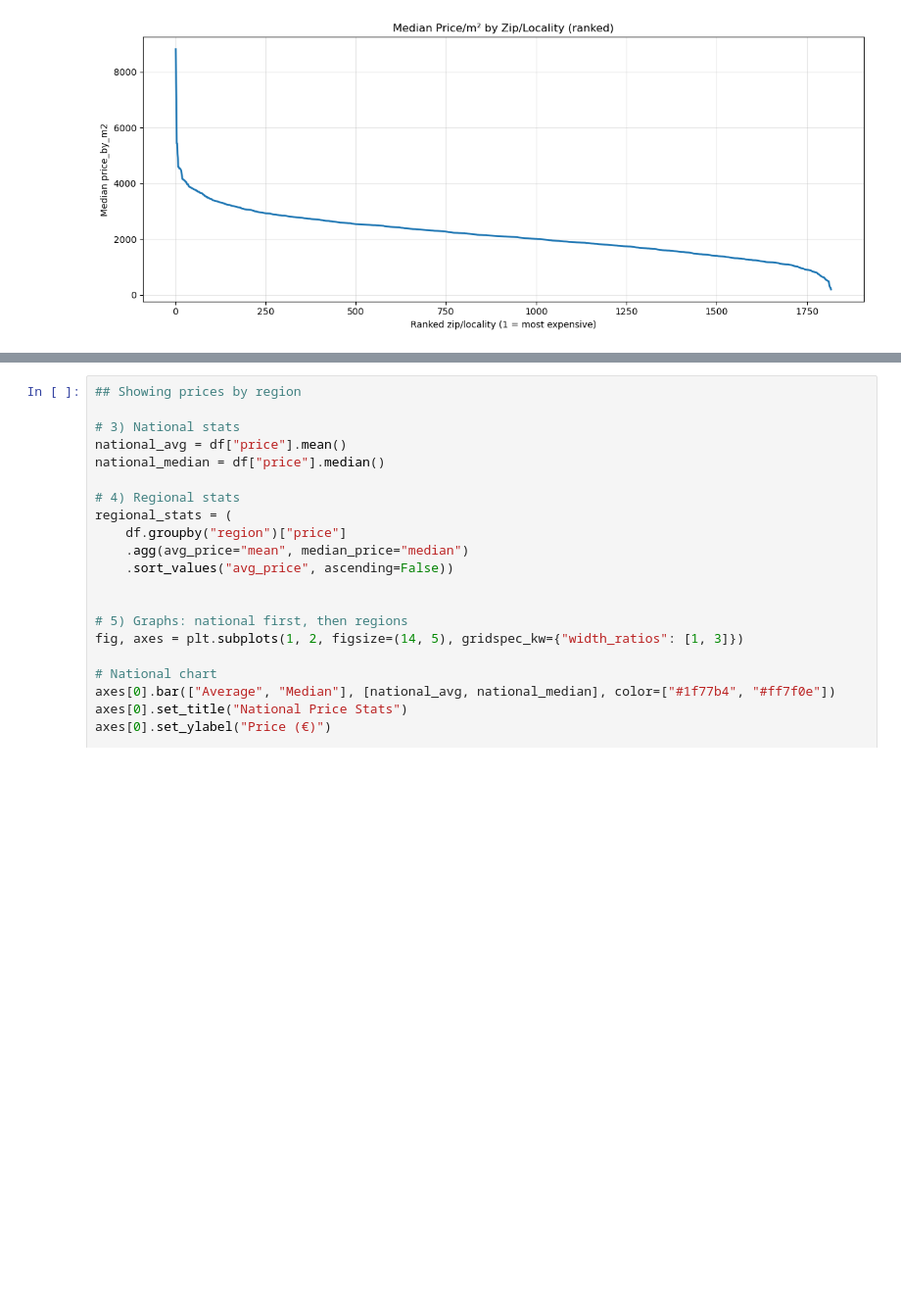
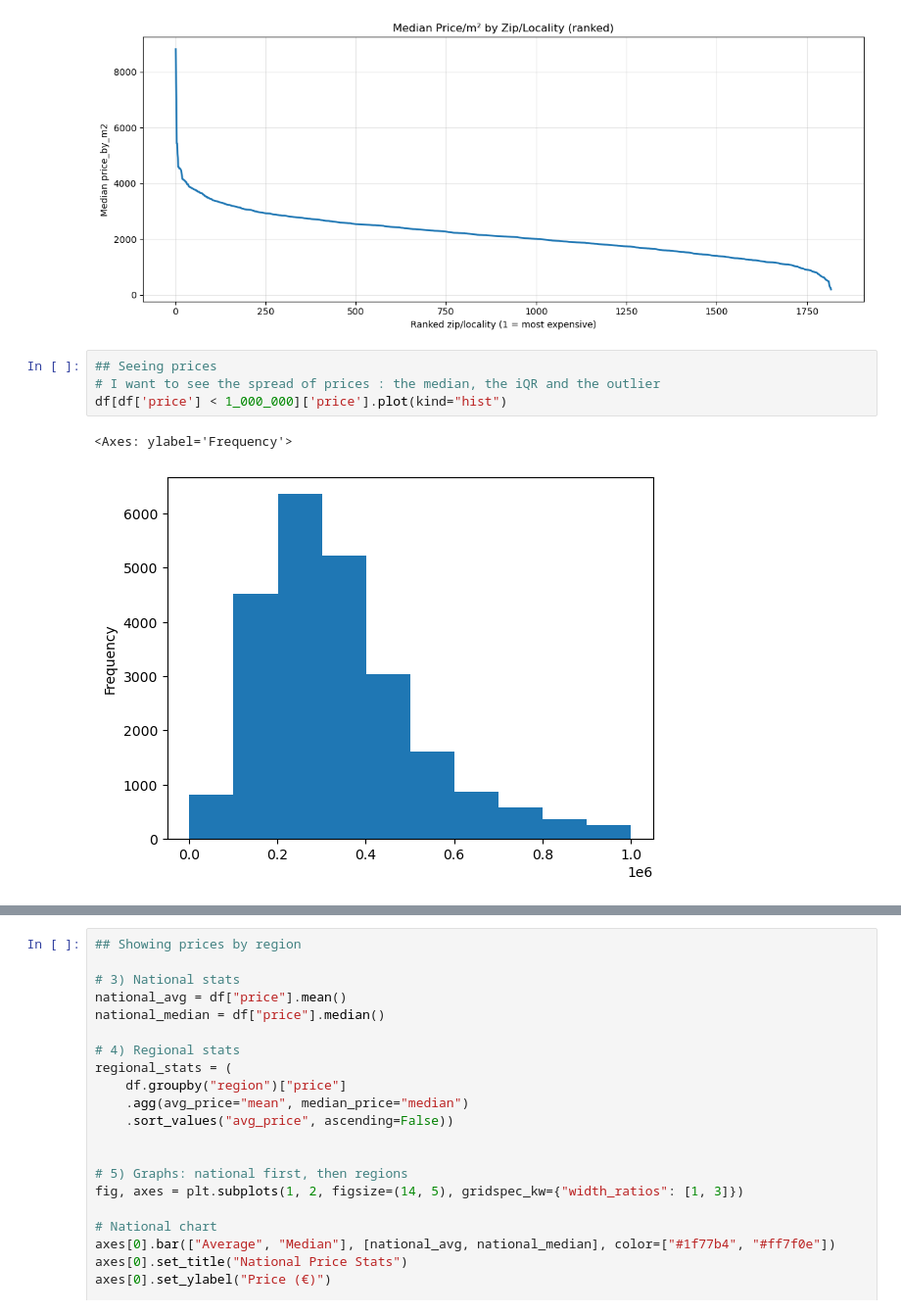
Before and after one commit to JanKazimir/ImmoElizza_team3, a Jupyter notebook: aajan_stuff/Jan_analysis_dataset.ipynb, the cells around one changed output, grey strips where cells are left out. Shown at 98% size. Cells and saved outputs as stored; diff of their text form; blank space fills up the shorter version.

```diff
--- a/aajan_stuff/Jan_analysis_dataset.ipynb
+++ b/aajan_stuff/Jan_analysis_dataset.ipynb
@@ -205,3 +166,10 @@ plt.tight_layout()
 plt.show()
 # %% [output]
 [figure]
+# %%
+## Seeing prices
+# I want to see the spread of prices : the median, the iQR and the outlier
+df[df['price'] < 1_000_000]['price'].plot(kind="hist")
+# %% [output]
+<Axes: ylabel='Frequency'>
+[figure, added]
```
Also changed, not shown: parts of 9 cells of this notebook, 3 other files.
